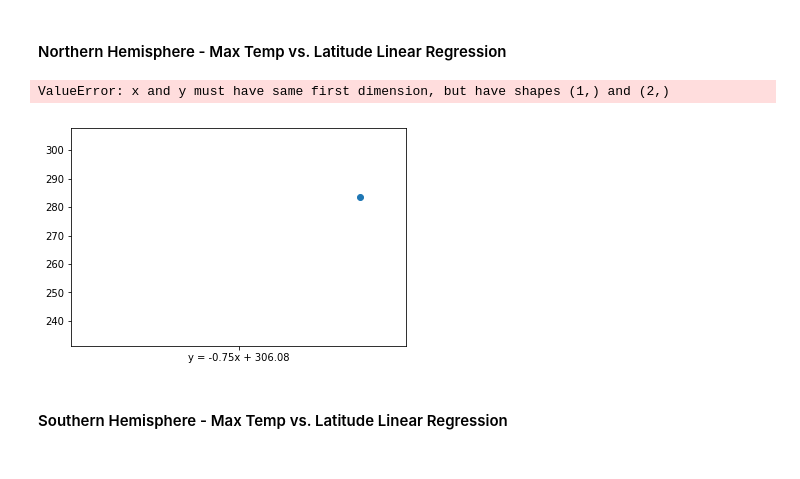
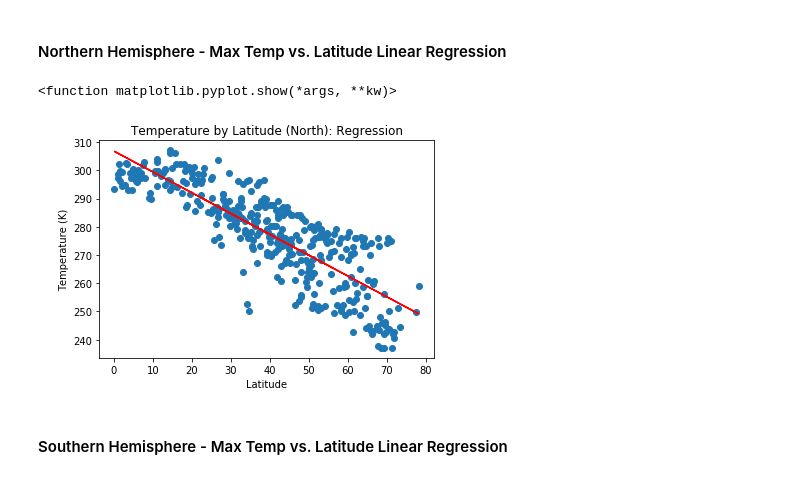
Before and after one commit to jacob-r-hassinger/API-challenge, a Jupyter notebook: WeatherPy/WeatherPy.ipynb, the cells around one changed output. Saved outputs shown, nothing was run; the diff lists cells and outputs as text; code cells hidden in the pictures.

Commit message:
correction to linear regression function

```diff
--- a/WeatherPy/WeatherPy.ipynb
+++ b/WeatherPy/WeatherPy.ipynb
@@ -179,10 +179,10 @@ def regression_func(x_df, y_df):
     x_vals = np.array([x for x in x_df])
     y_vals = np.array([y for y in y_df])
     (slope, intercept, rvalue, pvalue, stderr) = linregress(x_vals, y_vals)
-    regress_values = [x * slope + intercept for x in x_vals]
+    regress_values = [(x * slope + intercept) for x in x_vals]
     equation = "y = " + str(round(slope,2)) + "x + " + str(round(intercept,2))
-    plt.plot(equation, (x_vals.min(), x_vals.max()), regress_values,"r-")
-    plt.annotate(equation,fontsize=10,color="black")
+    plt.plot(x_vals, regress_values, "r")
+    plt.annotate(equation, (0, 10) , fontsize=10,color="black")
 # %%
 # Create Northern and Southern Hemisphere DataFrames
 northern_cities = cities_df.loc[cities_df["Latitude"] > 0]
@@ -192,12 +192,12 @@ southern_cities = cities_df.loc[cities_df["Latitude"] < 0]
 # %%
 plt.scatter(northern_cities["Latitude"], northern_cities["Temperature"],)
 regression_func(northern_cities['Latitude'], northern_cities["Temperature"])
-plt.xlabels('Latitude')
-plt.ylabels("Temperature (K)")
+plt.xlabel('Latitude')
+plt.ylabel("Temperature (K)")
 plt.title("Temperature by Latitude (North): Regression")
 plt.show
 # %% [output]
-ValueError: x and y must have same first dimension, but have shapes (1,) and (2,)
+<function matplotlib.pyplot.show(*args, **kw)>
-[figure, old version]
+[figure, new version]
 # %% [markdown]
 ####  Southern Hemisphere - Max Temp vs. Latitude Linear Regression
```
Also changed, not shown: parts of 14 cells of this notebook.
